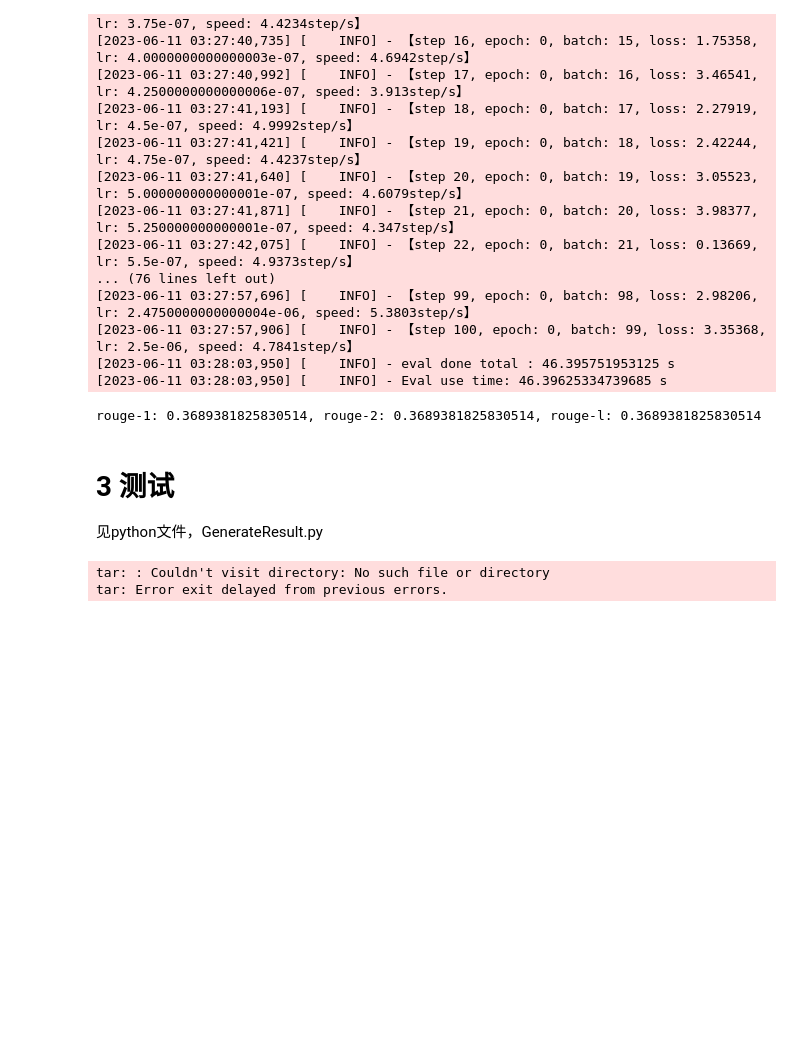
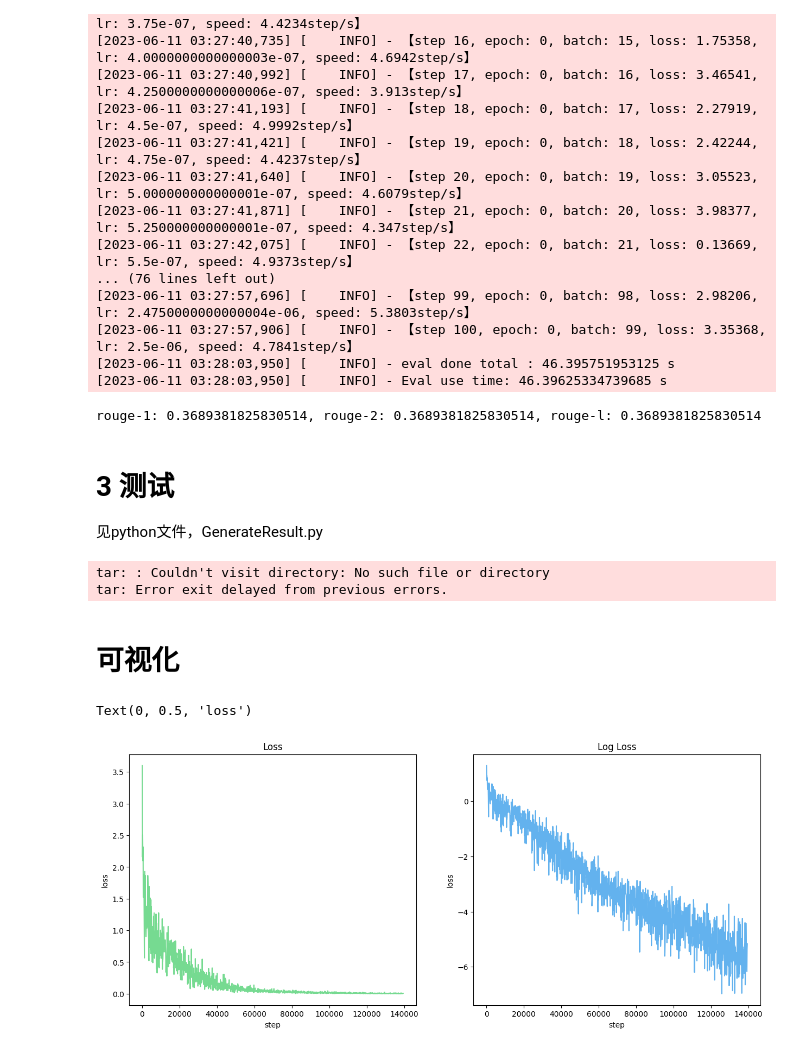
Before and after one commit to Cyberloafingg/NLP_Summary, a Jupyter notebook: Train.ipynb, the cells around one changed output. Saved outputs shown, nothing was run; the diff lists cells and outputs as text; code cells hidden in the pictures; blank space fills up the shorter version.

```diff
--- a/Train.ipynb
+++ b/Train.ipynb
@@ -371,3 +371,24 @@ tar: : Couldn't visit directory: No such file or directory
 tar: Error exit delayed from previous errors.
 # %%
 !rm -rf checkpoints/
+# %% [markdown]
+# 可视化
+# %%
+import pandas as pd
+import matplotlib.pyplot as plt
+import numpy as np
+loss = pd.read_csv('./result/loss.csv')
+plt.figure(figsize=(15, 6))
+plt.subplot(1, 2, 1)
+plt.plot(loss['id'], loss['value'], label='train_loss',color = '#76da91')
+plt.title('Loss')
+plt.xlabel('step')
+plt.ylabel('loss')
+plt.subplot(1, 2, 2)
+plt.plot(loss['id'], np.log(loss['value']), label='train_loss',color = '#63b2ee')
+plt.title('Log Loss')
+plt.xlabel('step')
+plt.ylabel('loss')
+# %% [output]
+Text(0, 0.5, 'loss')
+[figure, added]
```
Also changed, not shown: parts of 3 cells of this notebook, 6 other files.
